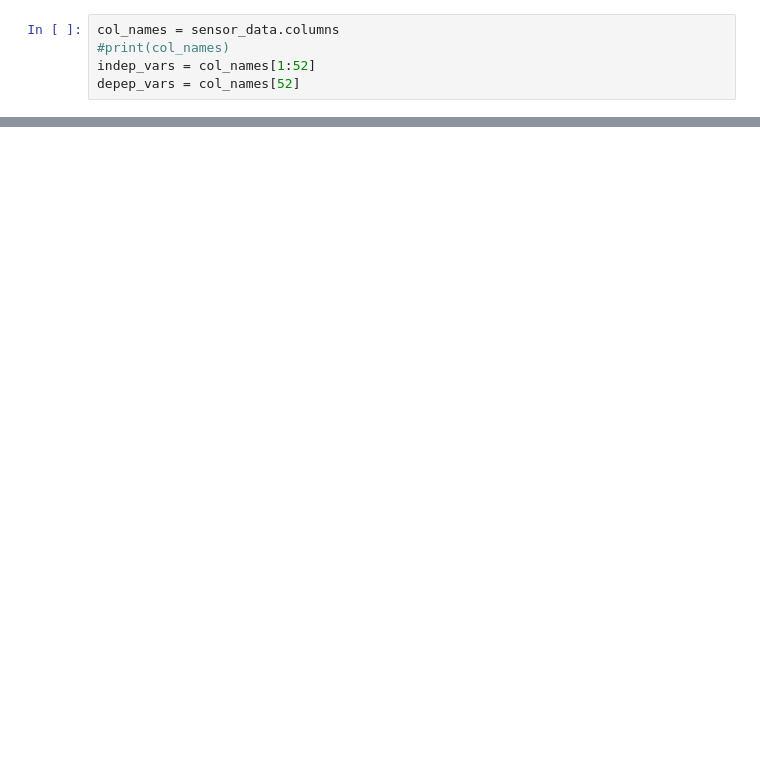
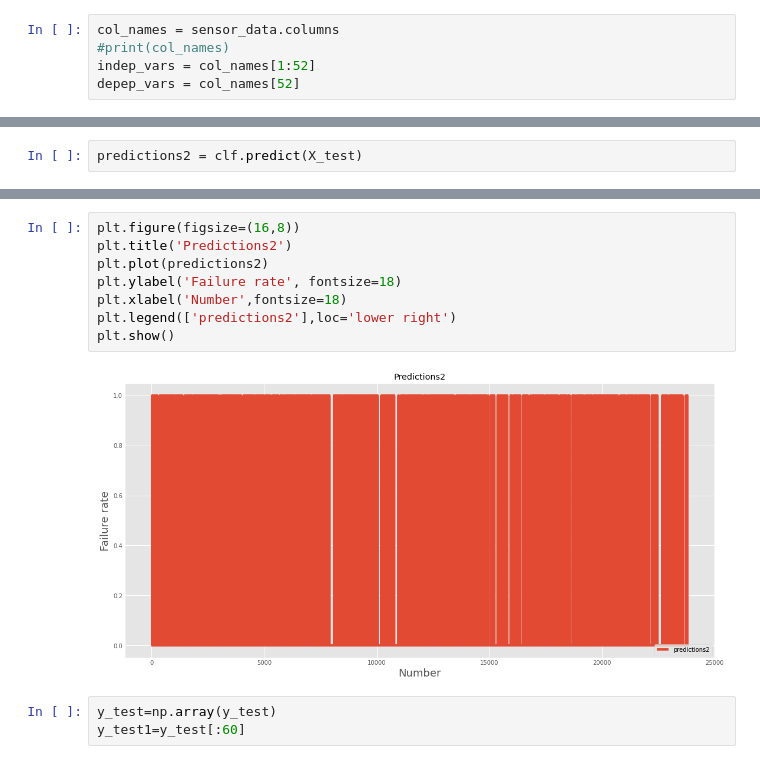
Before and after one commit to adityasaxena-crypto/Ntcc-model-2, a Jupyter notebook: ntcc_Xbg_.ipynb, the cells around one changed output, grey strips where cells are left out. Drawn from its saved outputs; the diff is of its cells as text; blank space fills up the shorter version.

```diff
--- a/ntcc_Xbg_.ipynb
+++ b/ntcc_Xbg_.ipynb
@@ -66,0 +101,2 @@ classifier.score(X_test,y_test)
+# %%
+predictions2 = clf.predict(X_test)
@@ -66,0 +138,13 @@ classifier.score(X_test,y_test)
+# %%
+plt.figure(figsize=(16,8))
+plt.title('Predictions2')
+plt.plot(predictions2)
+plt.ylabel('Failure rate', fontsize=18)
+plt.xlabel('Number',fontsize=18)
+plt.legend(['predictions2'],loc='lower right')
+plt.show()
+# %% [output]
+[figure, added]
+# %%
+y_test=np.array(y_test)
+y_test1=y_test[:60]
```
Also changed, not shown: parts of 18 cells of this notebook.
